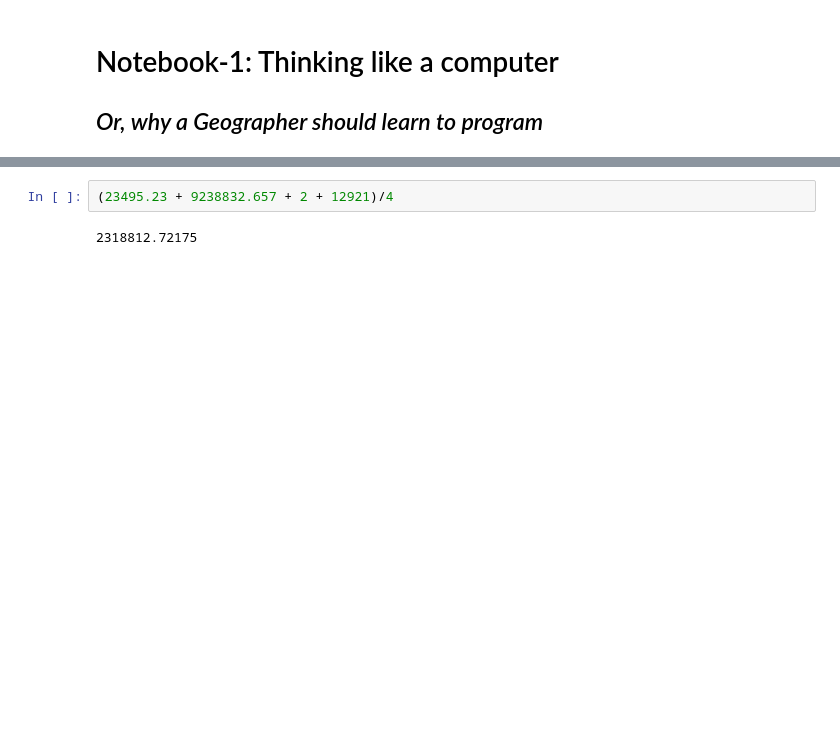
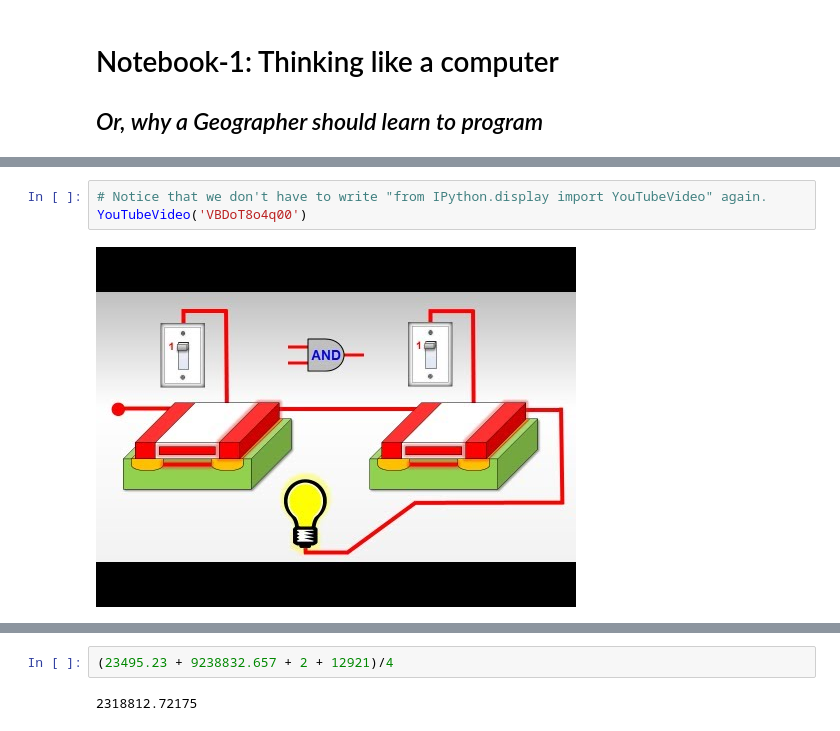
Before and after one commit to kingsgeocomp/code-camp, a Jupyter notebook: notebook-1.ipynb, the cells around one changed output, grey strips where cells are left out. Drawn from its saved outputs; the diff is of its cells as text; blank space fills up the shorter version.

```diff
--- a/notebook-1.ipynb
+++ b/notebook-1.ipynb
@@ -16,0 +29,5 @@ These calculations always happen in a particular order according to a set of _ru
+# %%
+# Notice that we don't have to write "from IPython.display import YouTubeVideo" again.
+YouTubeVideo('VBDoT8o4q00')
+# %% [output]
+[figure, added]
```
Also changed, not shown: parts of 17 cells of this notebook.
